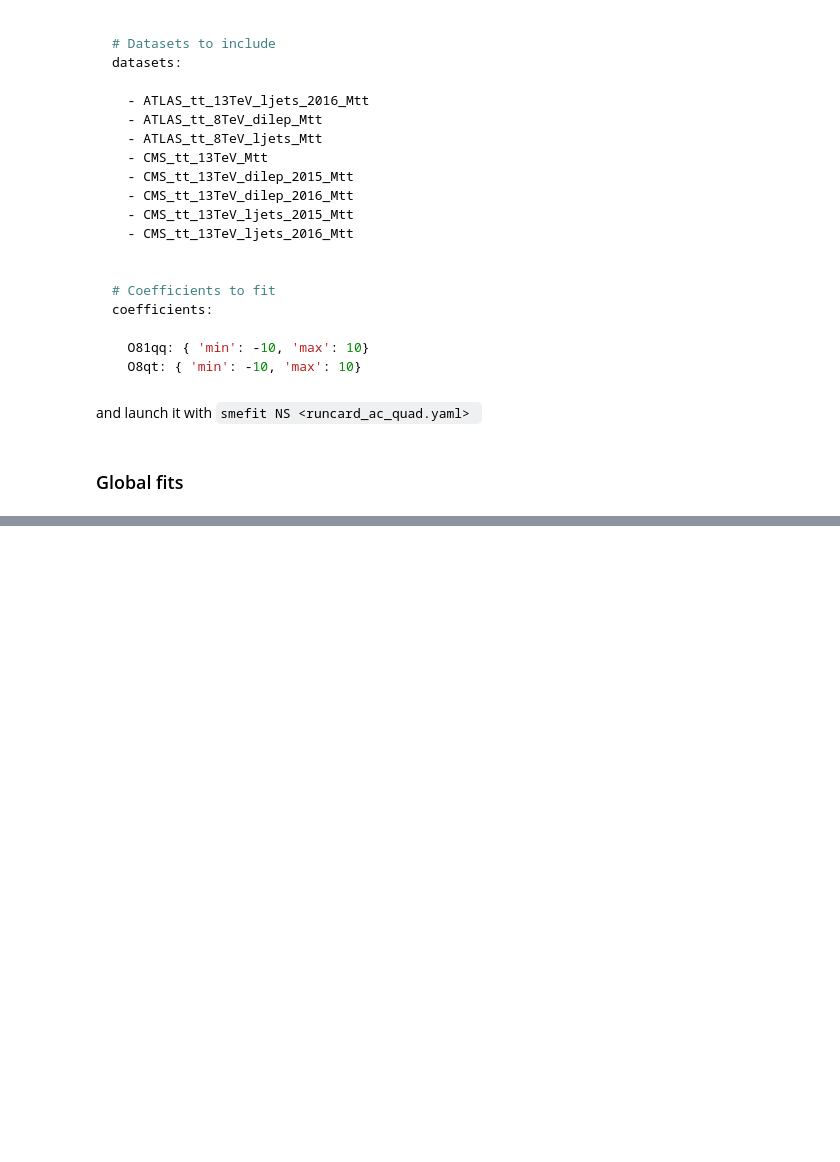
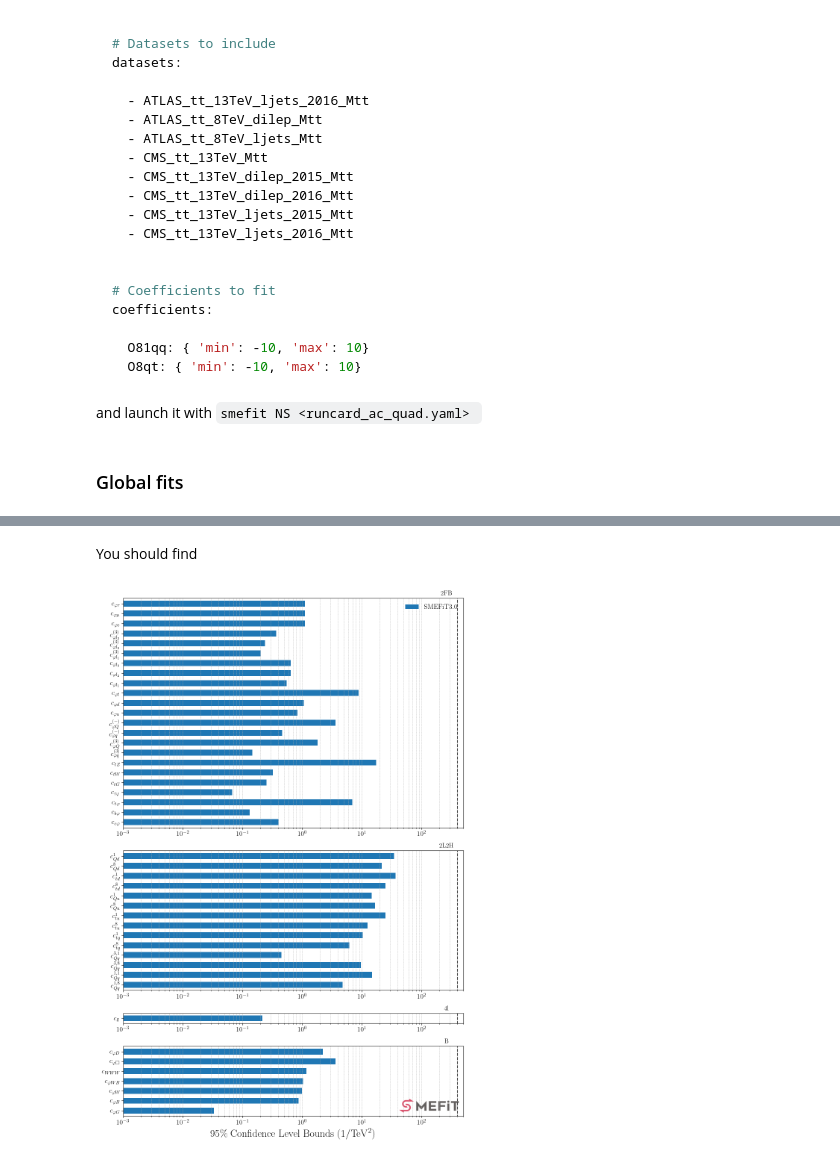
Before and after one commit to LHCfitNikhef/smefit_release, a Jupyter notebook: tutorial/tutorial.ipynb, the cells around one changed output, grey strips where cells are left out. Saved outputs shown, nothing was run; the diff lists cells and outputs as text; code cells hidden in the pictures; blank space fills up the shorter version.

```diff
--- a/tutorial/tutorial.ipynb
+++ b/tutorial/tutorial.ipynb
@@ -418,0 +455,6 @@ and launch it with ``smefit NS <runcard_ac_quad.yaml> ``
+# %% [markdown]
+You should find
+# %%
+Image(filename='./reports/LHC_NLO_LIN/meta/coefficient_bar.png')
+# %% [output]
+[figure, added]
```
Also changed, not shown: parts of 6 cells of this notebook, 7 other files.
